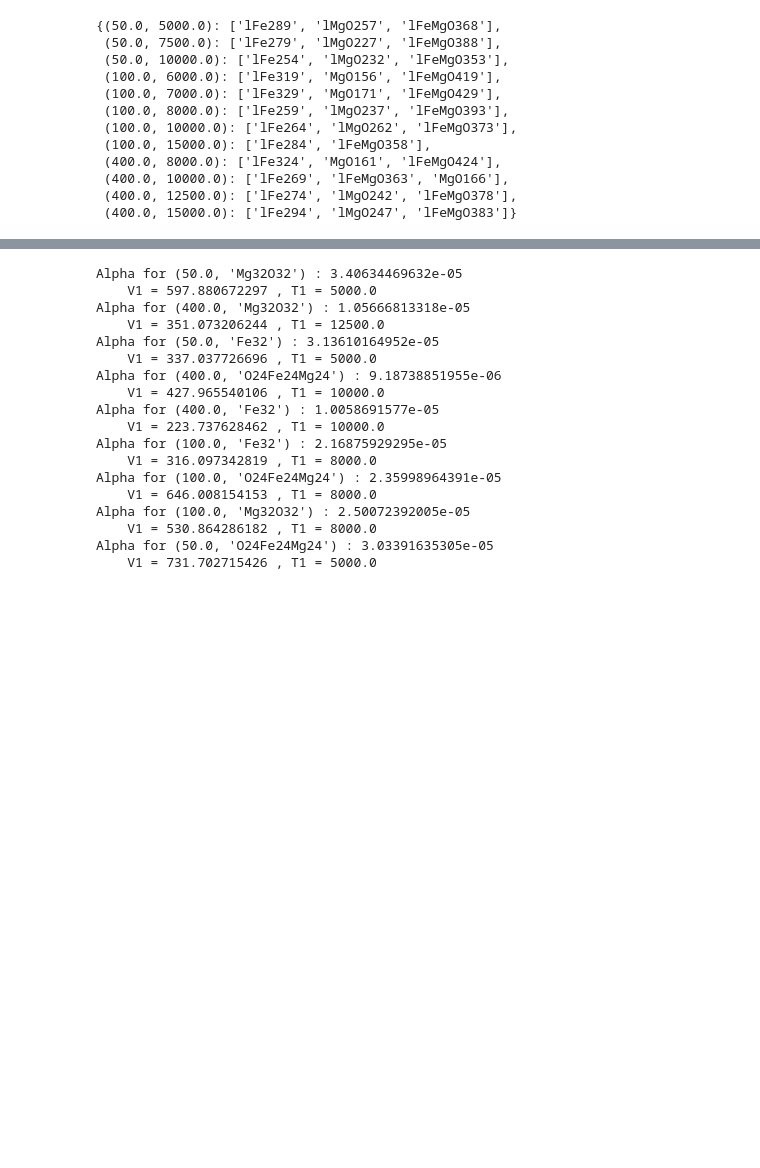
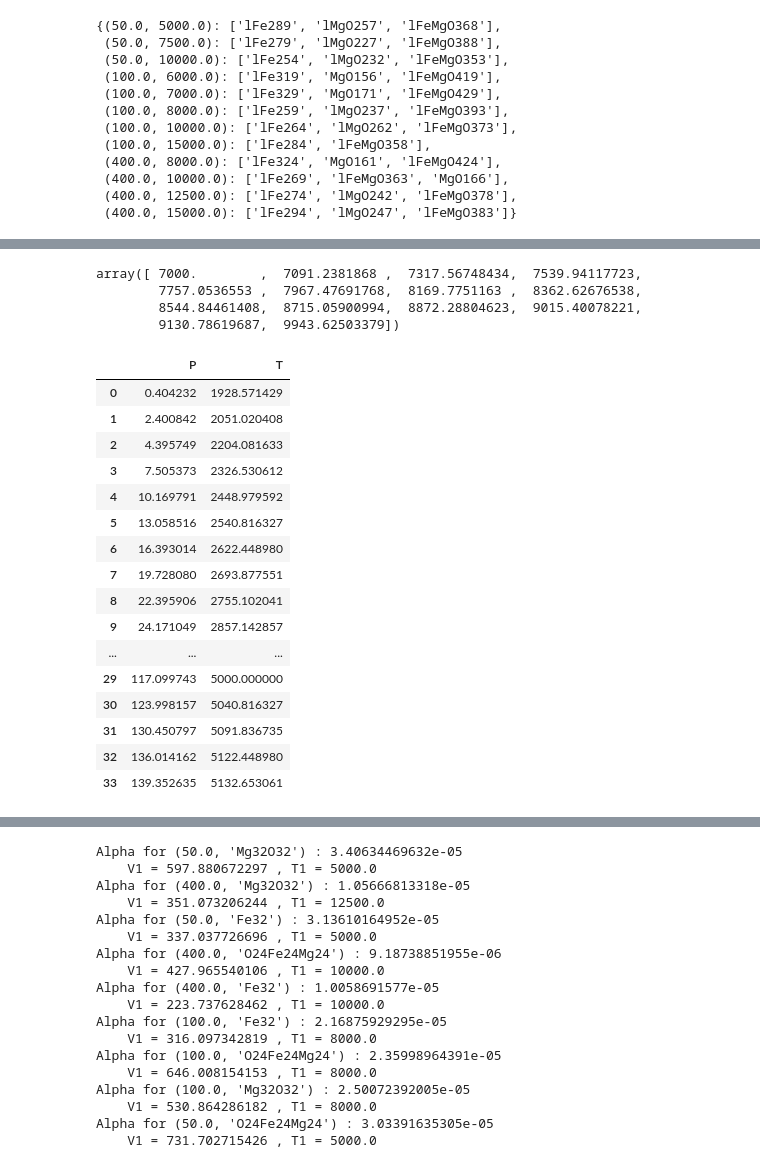
Before and after one commit to smwahl/vasp_automation, a Jupyter notebook: tdi_analysis_plotting.ipynb, the cells around one changed output, grey strips where cells are left out. Drawn from its saved outputs; the diff is of its cells as text; code cells hidden in the pictures; blank space fills up the shorter version.

```diff
--- a/tdi_analysis_plotting.ipynb
+++ b/tdi_analysis_plotting.ipynb
@@ -389,3 +541,63 @@ Name: T 10**3K, dtype: float64
+# %%
+# Compare to melting line from Boates
+import pandas as pd
+import numpy as np
+boates = pd.read_csv('/Users/swahl/dat/boates_mgo.dat')
+boates.iloc[:,1]
+
+mossen = pd.read_csv('/Users/swahl/dat/mosenfelder_mgsio3.dat')
+
+boates = boates[boates['P GPa'] > 45.]
+
+# other comparisons: simple core,mantle adiabats,temperature structure of ice giants?,MgSiO3 shock melting points
+
+# simple  core adiabat model (parameters from Labrosse 2003)
+alpha = 1.3e-5
+Cp = 850
+
+# prem model for outer core
+rho_ad_core = np.array([ float(x) for x in '12166.34 12069.24 11946.82 11809.00 11654.78 11483.11 11292.98 11083.35 10853.21 10601.52 10327.26 10029.40 9903.490'.split() ] )[::-1]
+P_ad_core = np.array([ float(x) for x in '328.850 318.750 306.150 292.220 277.040 260.680 243.250 224.850 205.600 185.640 165.120 144.190 135.750'.split() ] )[::-1]
+
+To = 7000
+T_ad = [To]
+T=To
+for i in range(1,len(rho_ad_core)):
+    dp = (P_ad_core[i] - P_ad_core[i-1] ) *1e9
+    dTdP = alpha*T/Cp/rho_ad_core[i-1]
+    T += dTdP * dp
+    T_ad.append(T)
+T_ad.append(T_ad[-1] + (T_ad[-1]-T_ad[-2])/(P_ad_core[-1] - P_ad_core[-2])*(400. - P_ad_core[-1]))
+P_ad_core = np.hstack([P_ad_core,400.])
+T_ad_6000 = np.array(T_ad)
+
+
+T_ad_6000
+# %% [output]
+array([ 7000.        ,  7091.2381868 ,  7317.56748434,  7539.94117723,
+        7757.0536553 ,  7967.47691768,  8169.7751163 ,  8362.62676538,
+        8544.84461408,  8715.05900994,  8872.28804623,  9015.40078221,
+        9130.78619687,  9943.62503379])
+# %%
+mossen
+# %% [output]
+|  | P | T |
+| 0 | 0.404232 | 1928.571429 |
+| 1 | 2.400842 | 2051.020408 |
+| 2 | 4.395749 | 2204.081633 |
+| 3 | 7.505373 | 2326.530612 |
+| 4 | 10.169791 | 2448.979592 |
+| 5 | 13.058516 | 2540.816327 |
+| 6 | 16.393014 | 2622.448980 |
+| 7 | 19.728080 | 2693.877551 |
+| 8 | 22.395906 | 2755.102041 |
+| 9 | 24.171049 | 2857.142857 |
+| ... | ... | ... |
+| 29 | 117.099743 | 5000.000000 |
+| 30 | 123.998157 | 5040.816327 |
+| 31 | 130.450797 | 5091.836735 |
+| 32 | 136.014162 | 5122.448980 |
+| 33 | 139.352635 | 5132.653061 |
 # %%
 # plot predicted transition temperatures (this might be plotted against model adiabats ect..)
 
```
Also changed, not shown: parts of 25 cells of this notebook.
